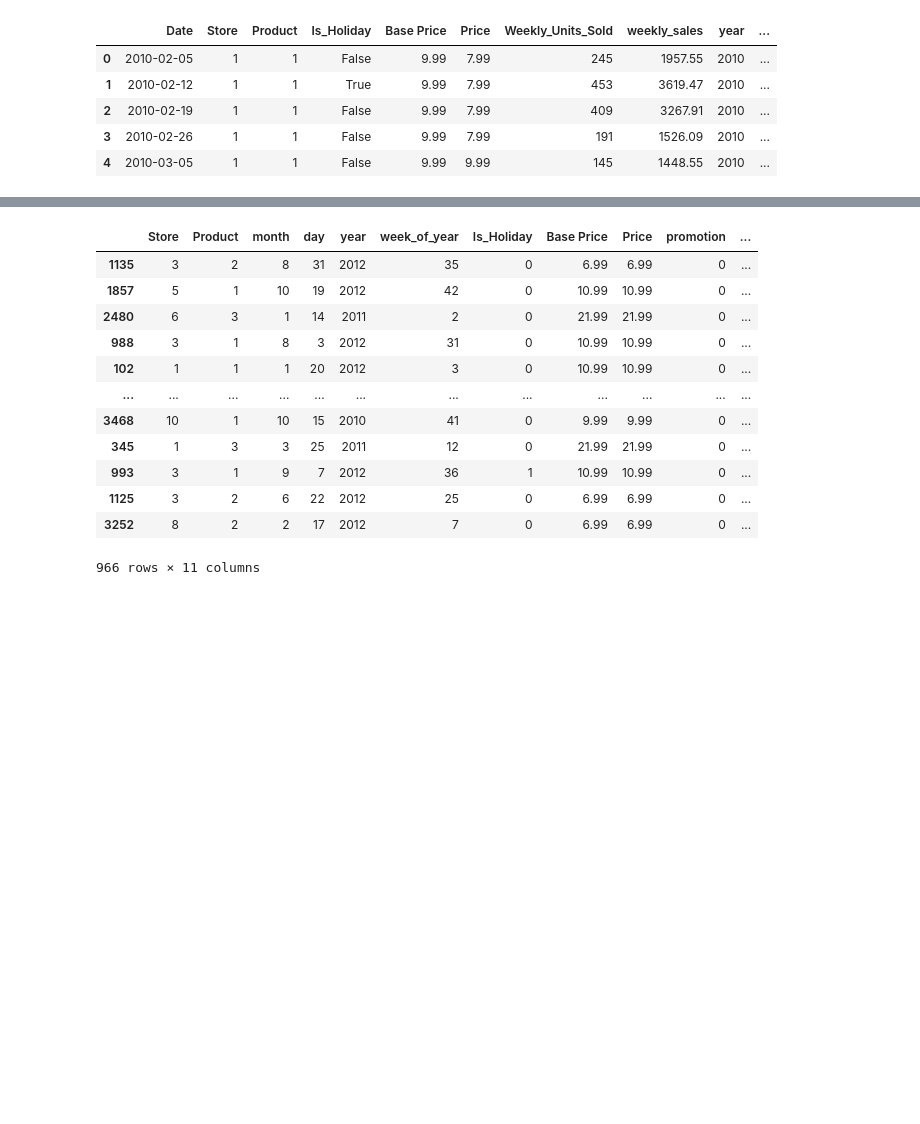
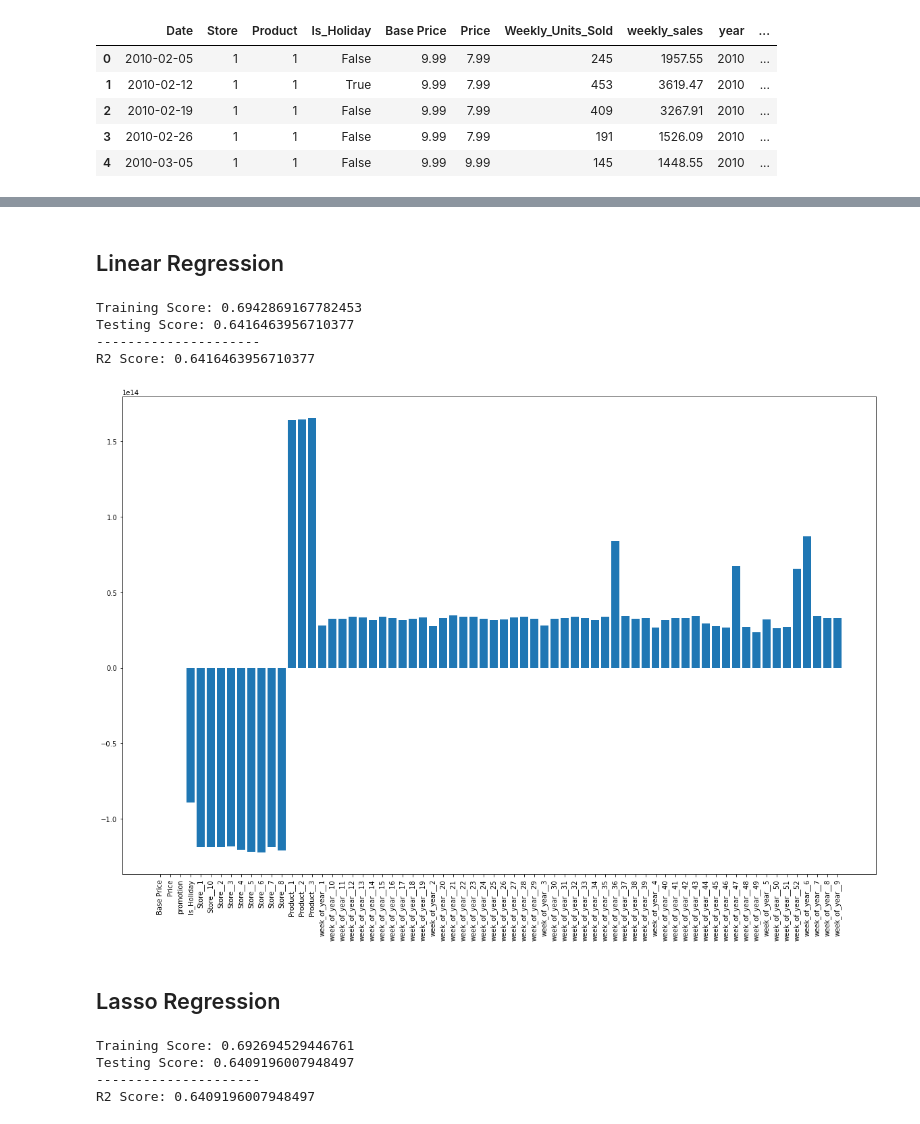
Before and after one commit to jackatopolis/s-martpredictor, a Jupyter notebook: static/data/sc_model.ipynb, the cells around one changed output, grey strips where cells are left out. Saved outputs shown, nothing was run; the diff lists cells and outputs as text; code cells hidden in the pictures; blank space fills up the shorter version.

Commit message:
Lasso, Ridge, ElasticNet models run

```diff
--- a/static/data/sc_model.ipynb
+++ b/static/data/sc_model.ipynb
@@ -114,16 +162,42 @@ X_train, X_test, y_train, y_test = train_test_split(X, y, random_state=1)
-# %%
-X_test
-# %% [output]
-|  | Store | Product | month | day | year | week_of_year | Is_Holiday | Base Price | Price | promotion | ... |
-| 1135 | 3 | 2 | 8 | 31 | 2012 | 35 | 0 | 6.99 | 6.99 | 0 | ... |
-| 1857 | 5 | 1 | 10 | 19 | 2012 | 42 | 0 | 10.99 | 10.99 | 0 | ... |
-| 2480 | 6 | 3 | 1 | 14 | 2011 | 2 | 0 | 21.99 | 21.99 | 0 | ... |
-| 988 | 3 | 1 | 8 | 3 | 2012 | 31 | 0 | 10.99 | 10.99 | 0 | ... |
-| 102 | 1 | 1 | 1 | 20 | 2012 | 3 | 0 | 10.99 | 10.99 | 0 | ... |
-| ... | ... | ... | ... | ... | ... | ... | ... | ... | ... | ... | ... |
-| 3468 | 10 | 1 | 10 | 15 | 2010 | 41 | 0 | 9.99 | 9.99 | 0 | ... |
-| 345 | 1 | 3 | 3 | 25 | 2011 | 12 | 0 | 21.99 | 21.99 | 0 | ... |
-| 993 | 3 | 1 | 9 | 7 | 2012 | 36 | 1 | 10.99 | 10.99 | 0 | ... |
-| 1125 | 3 | 2 | 6 | 22 | 2012 | 25 | 0 | 6.99 | 6.99 | 0 | ... |
-| 3252 | 8 | 2 | 2 | 17 | 2012 | 7 | 0 | 6.99 | 6.99 | 0 | ... |
-966 rows × 11 columns
+# %% [markdown]
+## Linear Regression
+# %%
+# Split data
+X_train, X_test, y_train, y_test = train_test_split(X, y, random_state=1)
+
+# Scale the data
+scaler = StandardScaler().fit(X_train)
+X_train_scaled = scaler.transform(X_train)
+X_test_scaled = scaler.transform(X_test)
+# %%
+# Create and train the model
+model = LinearRegression().fit(X_train_scaled, y_train)
+
+# Generate predictions
+y_pred = model.predict(X_test_scaled)
+# %%
+#  Score Data
+training_score = model.score(X_train_scaled, y_train)
+testing_score = model.score(X_test_scaled, y_test)
+
+score = r2_score(y_test, y_pred)
+
+print(f"Training Score: {training_score}")
+print(f"Testing Score: {testing_score}")
+print('---------------------')
+print(f"R2 Score: {score}")
+# %% [output]
+Training Score: 0.6942869167782453
+Testing Score: 0.6416463956710377
+---------------------
+R2 Score: 0.6416463956710377
+# %%
+# Visualizing the regression coefficients.
+plt.rcParams["figure.figsize"] = (20,13)
+plt.xticks(rotation=90)
+plt.bar(X_train.columns, model.coef_,)
+plt.show()
+# %% [output]
+[figure, added]
+# %% [markdown]
+## Lasso Regression
@@ -129,0 +210,16 @@ X_test
+# %%
+#  Score Data
+training_score = model.score(X_train_scaled, y_train)
+testing_score = model.score(X_test_scaled, y_test)
+
+score = r2_score(y_test, y_pred)
+
+print(f"Training Score: {training_score}")
+print(f"Testing Score: {testing_score}")
+print('---------------------')
+print(f"R2 Score: {score}")
+# %% [output]
+Training Score: 0.692694529446761
+Testing Score: 0.6409196007948497
+---------------------
+R2 Score: 0.6409196007948497
```
Also changed, not shown: parts of 37 cells of this notebook.
